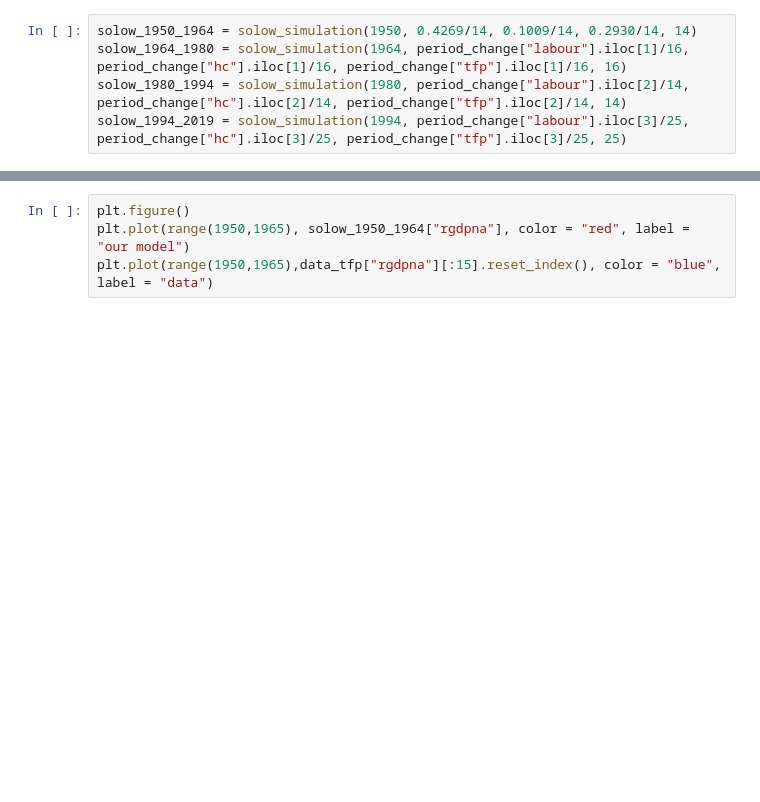
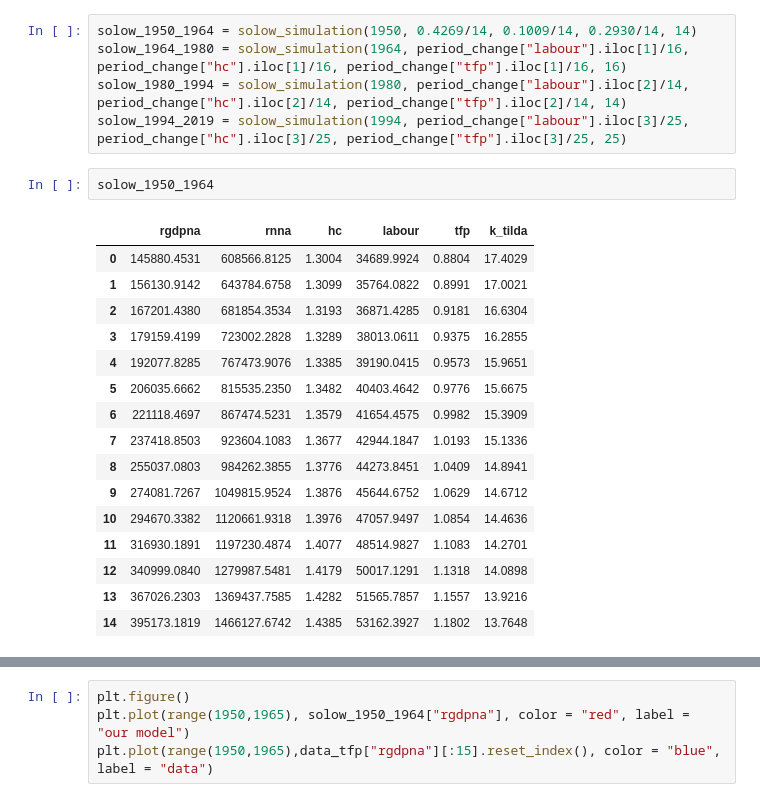
Before and after one commit to Jessie-Fung/ec2b1-brazil, a Jupyter notebook: code/code.ipynb, the cells around one changed output, grey strips where cells are left out. Saved outputs shown, nothing was run; the diff lists cells and outputs as text; blank space fills up the shorter version.

```diff
--- a/code/code.ipynb
+++ b/code/code.ipynb
@@ -649,3 +663,22 @@ solow_1950_1964 = solow_simulation(1950, 0.4269/14, 0.1009/14, 0.2930/14, 14)
 solow_1964_1980 = solow_simulation(1964, period_change["labour"].iloc[1]/16, period_change["hc"].iloc[1]/16, period_change["tfp"].iloc[1]/16, 16)
 solow_1980_1994 = solow_simulation(1980, period_change["labour"].iloc[2]/14, period_change["hc"].iloc[2]/14, period_change["tfp"].iloc[2]/14, 14)
 solow_1994_2019 = solow_simulation(1994, period_change["labour"].iloc[3]/25, period_change["hc"].iloc[3]/25, period_change["tfp"].iloc[3]/25, 25)
+# %%
+solow_1950_1964
+# %% [output]
+|  | rgdpna | rnna | hc | labour | tfp | k_tilda |
+| 0 | 145880.4531 | 608566.8125 | 1.3004 | 34689.9924 | 0.8804 | 17.4029 |
+| 1 | 156130.9142 | 643784.6758 | 1.3099 | 35764.0822 | 0.8991 | 17.0021 |
+| 2 | 167201.4380 | 681854.3534 | 1.3193 | 36871.4285 | 0.9181 | 16.6304 |
+| 3 | 179159.4199 | 723002.2828 | 1.3289 | 38013.0611 | 0.9375 | 16.2855 |
+| 4 | 192077.8285 | 767473.9076 | 1.3385 | 39190.0415 | 0.9573 | 15.9651 |
+| 5 | 206035.6662 | 815535.2350 | 1.3482 | 40403.4642 | 0.9776 | 15.6675 |
+| 6 | 221118.4697 | 867474.5231 | 1.3579 | 41654.4575 | 0.9982 | 15.3909 |
+| 7 | 237418.8503 | 923604.1083 | 1.3677 | 42944.1847 | 1.0193 | 15.1336 |
+| 8 | 255037.0803 | 984262.3855 | 1.3776 | 44273.8451 | 1.0409 | 14.8941 |
+| 9 | 274081.7267 | 1049815.9524 | 1.3876 | 45644.6752 | 1.0629 | 14.6712 |
+| 10 | 294670.3382 | 1120661.9318 | 1.3976 | 47057.9497 | 1.0854 | 14.4636 |
+| 11 | 316930.1891 | 1197230.4874 | 1.4077 | 48514.9827 | 1.1083 | 14.2701 |
+| 12 | 340999.0840 | 1279987.5481 | 1.4179 | 50017.1291 | 1.1318 | 14.0898 |
+| 13 | 367026.2303 | 1369437.7585 | 1.4282 | 51565.7857 | 1.1557 | 13.9216 |
+| 14 | 395173.1819 | 1466127.6742 | 1.4385 | 53162.3927 | 1.1802 | 13.7648 |
```
Also changed, not shown: parts of 17 cells of this notebook.
